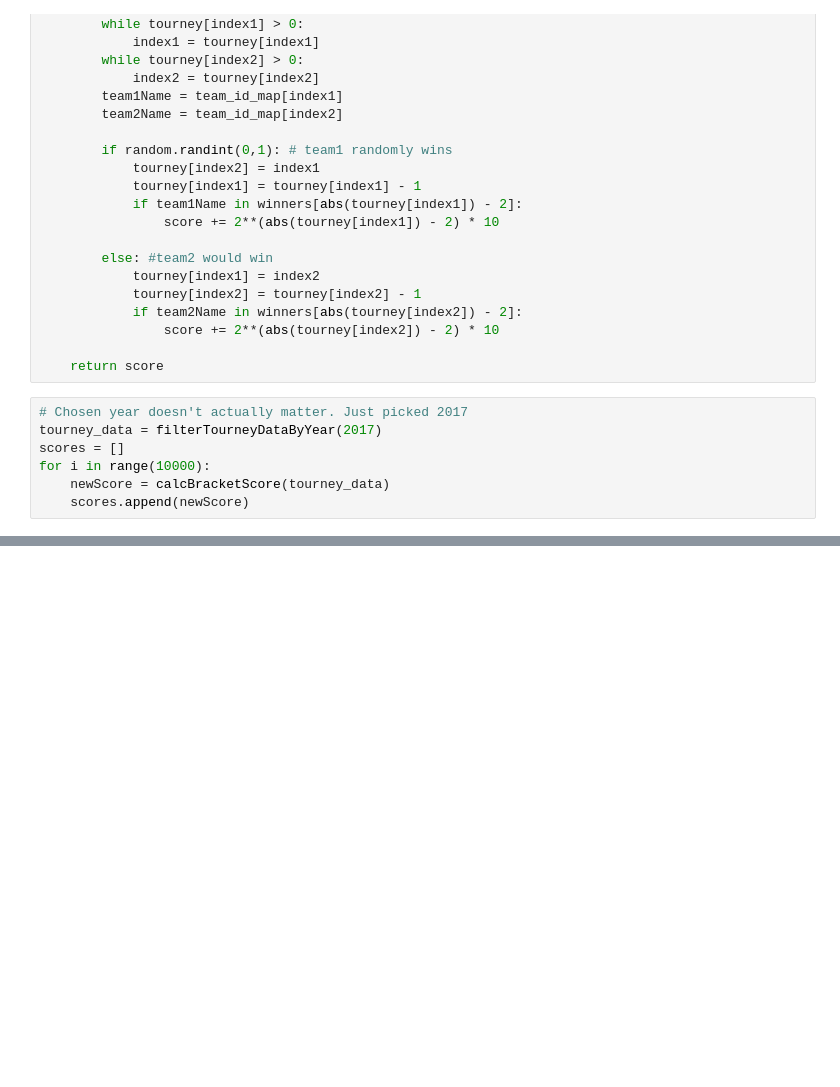
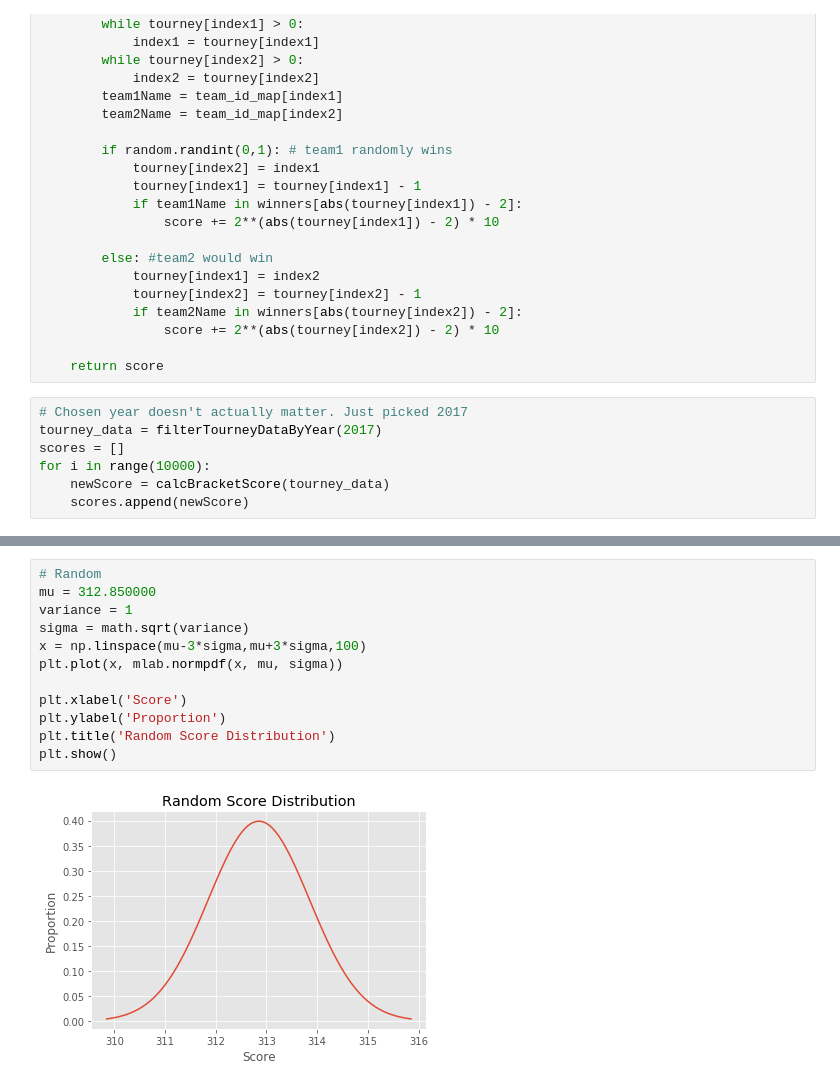
Before and after one commit to ssharif6/NCAA-March-Maddness, a Jupyter notebook: Final Resource.ipynb, the cells around one changed output, grey strips where cells are left out. Cells and saved outputs as stored; diff of their text form; blank space fills up the shorter version.

```diff
--- a/Final Resource.ipynb
+++ b/Final Resource.ipynb
@@ -620,0 +714,14 @@ x.describe()
+# %%
+# Random
+mu = 312.850000
+variance = 1
+sigma = math.sqrt(variance)
+x = np.linspace(mu-3*sigma,mu+3*sigma,100)
+plt.plot(x, mlab.normpdf(x, mu, sigma))
+
+plt.xlabel('Score')
+plt.ylabel('Proportion')
+plt.title('Random Score Distribution')
+plt.show()
+# %% [output]
+[figure, added]
```
Also changed, not shown: parts of 12 cells of this notebook, 1 other file.
